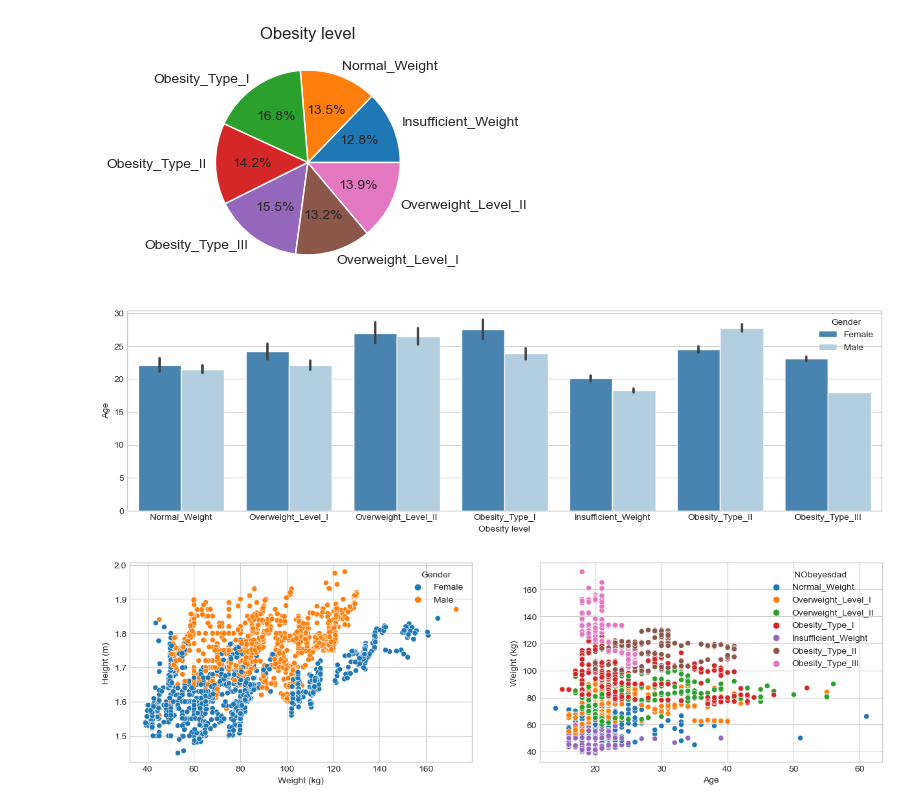
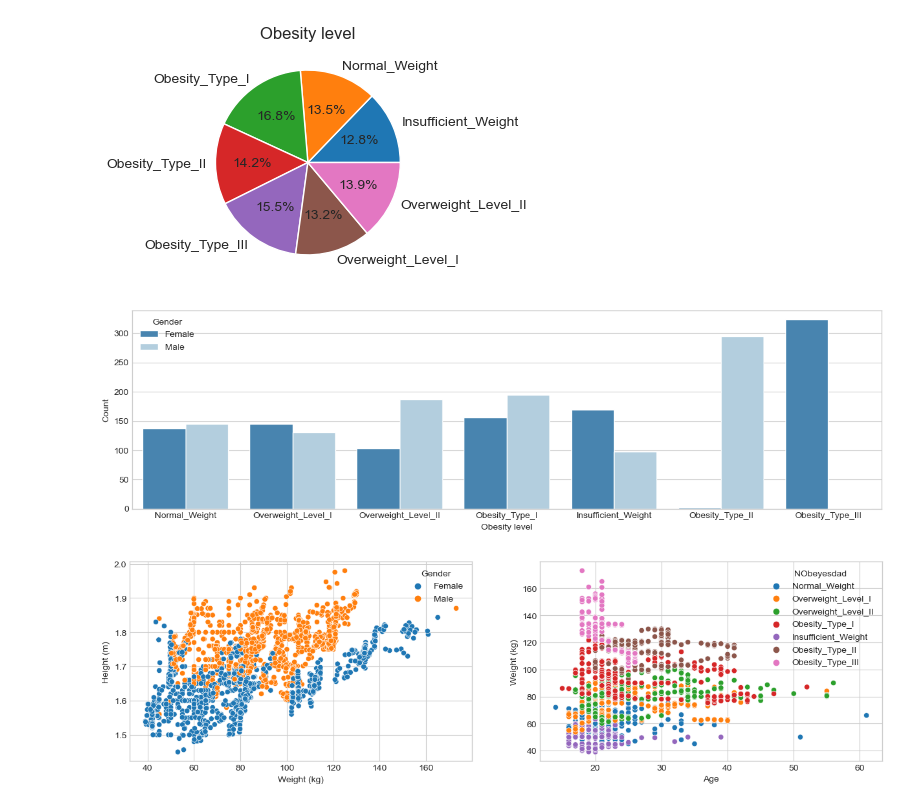
Before and after one commit to ivanica9598/ML_Classification, a Jupyter notebook: Projekat1.ipynb, the cells around one changed output. Saved outputs shown, nothing was run; the diff lists cells and outputs as text; code cells hidden in the pictures.

```diff
--- a/Projekat1.ipynb
+++ b/Projekat1.ipynb
@@ -162,8 +165,8 @@ plt.figure(figsize=(10, 3))
 for i, feature in enumerate(numerical_features):
     plt.subplot(1, 3, i+1)
     sns.distplot(data[feature], color="steelblue")
-    plt.axvline(x=data[feature].mean(), c='red', ls='-', lw=2.5)
-    plt.axvline(x=data[feature].median(), c='purple', ls='--', lw=2.5)
+    plt.axvline(x=data[feature].mean(), c='red', ls='--', lw=2.5)
+    plt.axvline(x=data[feature].median(), c='purple', ls='-', lw=2.5)
 
 plt.tight_layout()
 # %% [output]
@@ -236,0 +244,2 @@ plt.tight_layout()
+# %%
+data['CALC'].replace('Always', 'Frequently', inplace=True)
@@ -236,0 +275,5 @@ plt.tight_layout()
+# %%
+data['MTRANS'].replace('Automobile', 'Motorized_Transportation', inplace=True)
+data['MTRANS'].replace('Motorbike', 'Motorized_Transportation', inplace=True)
+data['MTRANS'].replace('Bike', 'Walk_Bike', inplace=True)
+data['MTRANS'].replace('Walking', 'Walk_Bike', inplace=True)
@@ -246,13 +299,13 @@ plt.show()
 # %%
 fig = plt.figure(figsize = (15, 4))
 
-sns.barplot(x="NObeyesdad", y="Age", hue="Gender", data=data, palette="Blues_r")
+sns.countplot(x="NObeyesdad", hue="Gender", data=data, palette="Blues_r")
 plt.xlabel("Obesity level")
-plt.ylabel("Age")
+plt.ylabel("Count")
 
 plt.show()
 # %% [output]
-[figure, old version]
+[figure, new version]
 # %%
 fig = plt.figure(figsize = (15, 4))
 
```
Also changed, not shown: parts of 58 cells of this notebook.
